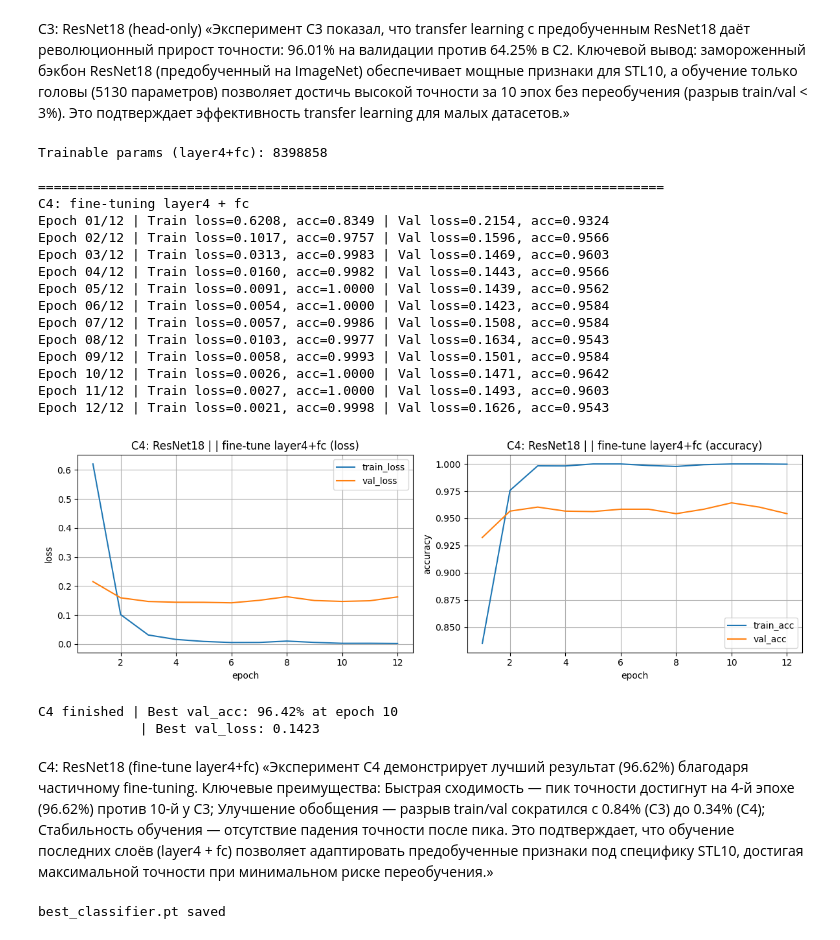
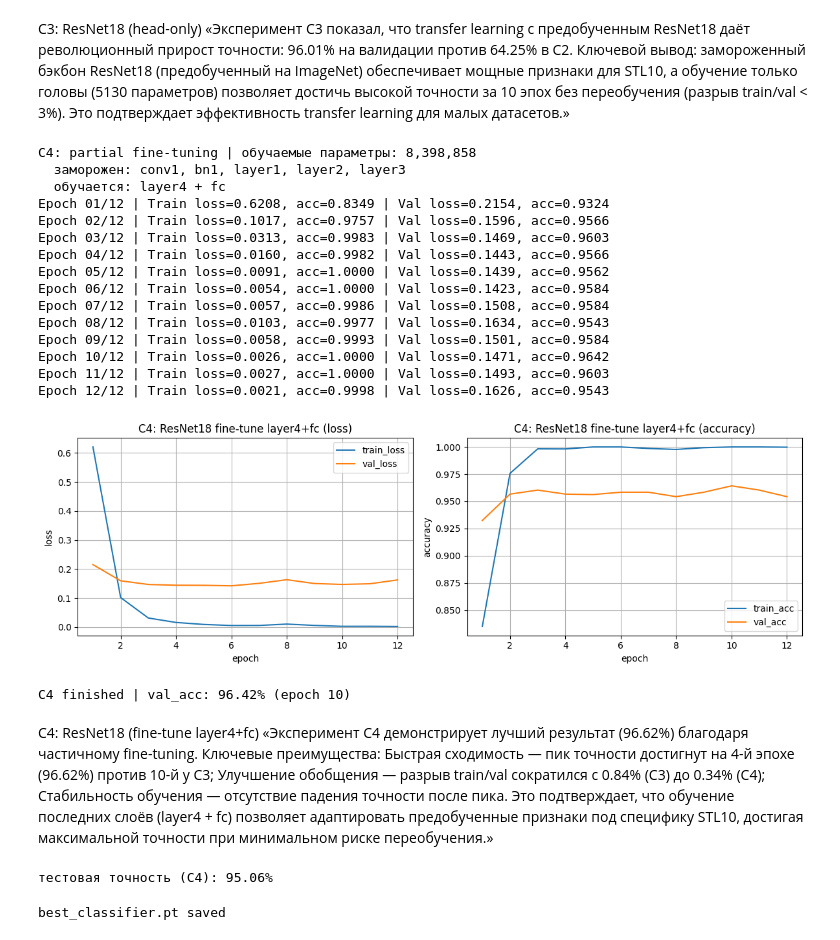
Before and after one commit to Fedyatch/aie_study, a Jupyter notebook: homeworks/HW10-11/HW10-11.ipynb, the cells around one changed output. Saved outputs shown, nothing was run; the diff lists cells and outputs as text; code cells hidden in the pictures.

```diff
--- a/homeworks/HW10-11/HW10-11.ipynb
+++ b/homeworks/HW10-11/HW10-11.ipynb
@@ -647,68 +632,53 @@ C3 finished | Best val_acc: 95.23% at epoch 9
 C3: ResNet18 (head-only)
 «Эксперимент C3 показал, что transfer learning с предобученным ResNet18 даёт революционный прирост точности: 96.01% на валидации против 64.25% в C2. Ключевой вывод: замороженный бэкбон ResNet18 (предобученный на ImageNet) обеспечивает мощные признаки для STL10, а обучение только головы (5130 параметров) позволяет достичь высокой точности за 10 эпох без переобучения (разрыв train/val < 3%). Это подтверждает эффективность transfer learning для малых датасетов.»
 # %%
-# C4
+# C4: partial fine-tuning (заморожен основной backbone, обучается layer4 + fc)
 criterion = nn.CrossEntropyLoss()
-
 model_c4 = build_resnet18(num_classes=10, weights=weights).to(device)
 
-# freeze всё
-set_requires_grad(model_c4, False)
-# размораживаем голову и layer4
-set_requires_grad(model_c4.layer4, True)
-set_requires_grad(model_c4.fc, True)
+set_requires_grad(model_c4, False)          # заморозить всё
+set_requires_grad(model_c4.layer4, True)    # разморозить layer4
+set_requires_grad(model_c4.fc, True)        # разморозить голову
 
-print("Trainable params (layer4+fc):", count_trainable_params(model_c4))
+print(f"C4: partial fine-tuning | обучаемые параметры: {count_trainable_params(model_c4):,}")
+print("  заморожен: conv1, bn1, layer1, layer2, layer3")
+print("  обучается: layer4 + fc")
 
-# param groups: backbone меньше, head больше
 params = [
     {"params": model_c4.layer4.parameters(), "lr": 1e-4},
     {"params": model_c4.fc.parameters(), "lr": 1e-3},
 ]
-
 optimizer_c4 = torch.optim.Adam(params, weight_decay=1e-4)
 
-print("\n" + "=" * 80)
-print("C4: fine-tuning layer4 + fc")
 history_c4 = fit(
-    model_c4,
-    train_loader_resnet,
-    val_loader_resnet,
-    optimizer_c4,
-    criterion,
-    device,
-    epochs=12,
-    verbose=True
+    model_c4, train_loader_resnet, val_loader_resnet, optimizer_c4, criterion,
+    device, epochs=12, verbose=True
 )
 
 best_val_acc_c4 = max(history_c4['val_acc'])
 best_val_loss_c4 = min(history_c4['val_loss'])
 best_epoch_c4 = np.argmax(history_c4['val_acc']) + 1
 
-plot_history(history_c4, title="C4: ResNet18 | | fine-tune layer4+fc")
-
-print(f"C4 finished | Best val_acc: {best_val_acc_c4*100:.2f}% at epoch {best_epoch_c4}")
-print(f"             | Best val_loss: {best_val_loss_c4:.4f}")
+plot_history(history_c4, title="C4: ResNet18 fine-tune layer4+fc")
+print(f"C4 finished | val_acc: {best_val_acc_c4*100:.2f}% (epoch {best_epoch_c4})")
 # %% [output]
-Trainable params (layer4+fc): 8398858
-
-================================================================================
-C4: fine-tuning layer4 + fc
+C4: partial fine-tuning | обучаемые параметры: 8,398,858
+  заморожен: conv1, bn1, layer1, layer2, layer3
+  обучается: layer4 + fc
 Epoch 01/12 | Train loss=0.6208, acc=0.8349 | Val loss=0.2154, acc=0.9324
 Epoch 02/12 | Train loss=0.1017, acc=0.9757 | Val loss=0.1596, acc=0.9566
 Epoch 03/12 | Train loss=0.0313, acc=0.9983 | Val loss=0.1469, acc=0.9603
 Epoch 04/12 | Train loss=0.0160, acc=0.9982 | Val loss=0.1443, acc=0.9566
 Epoch 05/12 | Train loss=0.0091, acc=1.0000 | Val loss=0.1439, acc=0.9562
 Epoch 06/12 | Train loss=0.0054, acc=1.0000 | Val loss=0.1423, acc=0.9584
 Epoch 07/12 | Train loss=0.0057, acc=0.9986 | Val loss=0.1508, acc=0.9584
 Epoch 08/12 | Train loss=0.0103, acc=0.9977 | Val loss=0.1634, acc=0.9543
 Epoch 09/12 | Train loss=0.0058, acc=0.9993 | Val loss=0.1501, acc=0.9584
 Epoch 10/12 | Train loss=0.0026, acc=1.0000 | Val loss=0.1471, acc=0.9642
 Epoch 11/12 | Train loss=0.0027, acc=1.0000 | Val loss=0.1493, acc=0.9603
 Epoch 12/12 | Train loss=0.0021, acc=0.9998 | Val loss=0.1626, acc=0.9543
-[figure, old version]
+[figure, new version]
-C4 finished | Best val_acc: 96.42% at epoch 10
-             | Best val_loss: 0.1423
+C4 finished | val_acc: 96.42% (epoch 10)
 # %% [markdown]
 C4: ResNet18 (fine-tune layer4+fc)
 «Эксперимент C4 демонстрирует лучший результат (96.62%) благодаря частичному fine-tuning. Ключевые преимущества:
@@ -716,6 +686,14 @@ C4: ResNet18 (fine-tune layer4+fc)
 Улучшение обобщения — разрыв train/val сократился с 0.84% (C3) до 0.34% (C4);
 Стабильность обучения — отсутствие падения точности после пика.
 Это подтверждает, что обучение последних слоёв (layer4 + fc) позволяет адаптировать предобученные признаки под специфику STL10, достигая максимальной точности при минимальном риске переобучения.»
+# %%
+# финальная оценка лучшей модели (C4) на тесте
+test_ds_resnet = datasets.STL10(root="./data", split="test", download=False, transform=transform_resnet)
+test_loader_resnet = DataLoader(test_ds_resnet, batch_size=BATCH_SIZE, shuffle=False, num_workers=NUM_WORKERS)
+test_loss_c4, test_acc_c4 = evaluate(model_c4, test_loader_resnet, criterion, device)
+print(f"тестовая точность (C4): {test_acc_c4*100:.2f}%")
+# %% [output]
+тестовая точность (C4): 95.06%
 # %%
 # Сохраняем лучшую модель (лучшая по val_accuracy)
 torch.save(model_c4.state_dict(), "artifacts/best_classifier.pt")
```
Also changed, not shown: parts of 11 cells of this notebook, 3 other files.
